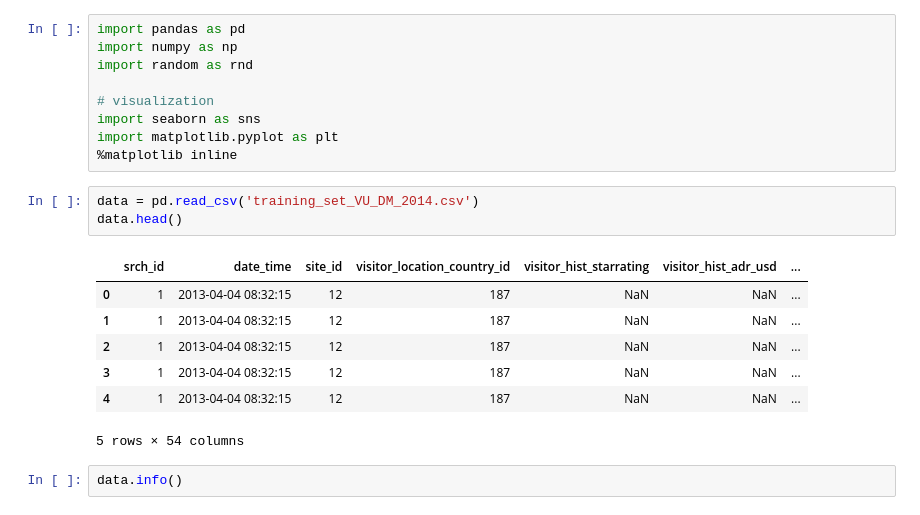
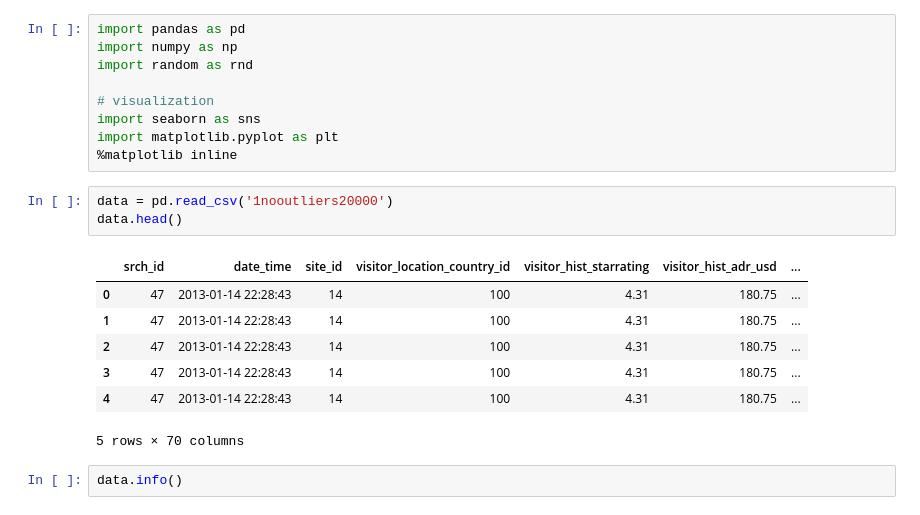
Before and after one commit to Longi94/dmt2018, a Jupyter notebook: assign2/assign2.ipynb, the cells around one changed output. Cells and saved outputs as stored; diff of their text form.

```diff
--- a/assign2/assign2.ipynb
+++ b/assign2/assign2.ipynb
@@ -8,16 +8,16 @@ import seaborn as sns
 import matplotlib.pyplot as plt
 %matplotlib inline
 # %%
-data = pd.read_csv('training_set_VU_DM_2014.csv')
+data = pd.read_csv('1nooutliers20000')
 data.head()
 # %% [output]
 |  | srch_id | date_time | site_id | visitor_location_country_id | visitor_hist_starrating | visitor_hist_adr_usd | ... |
-| 0 | 1 | 2013-04-04 08:32:15 | 12 | 187 | NaN | NaN | ... |
-| 1 | 1 | 2013-04-04 08:32:15 | 12 | 187 | NaN | NaN | ... |
-| 2 | 1 | 2013-04-04 08:32:15 | 12 | 187 | NaN | NaN | ... |
-| 3 | 1 | 2013-04-04 08:32:15 | 12 | 187 | NaN | NaN | ... |
-| 4 | 1 | 2013-04-04 08:32:15 | 12 | 187 | NaN | NaN | ... |
+| 0 | 47 | 2013-01-14 22:28:43 | 14 | 100 | 4.31 | 180.75 | ... |
+| 1 | 47 | 2013-01-14 22:28:43 | 14 | 100 | 4.31 | 180.75 | ... |
+| 2 | 47 | 2013-01-14 22:28:43 | 14 | 100 | 4.31 | 180.75 | ... |
+| 3 | 47 | 2013-01-14 22:28:43 | 14 | 100 | 4.31 | 180.75 | ... |
+| 4 | 47 | 2013-01-14 22:28:43 | 14 | 100 | 4.31 | 180.75 | ... |
-5 rows × 54 columns
+5 rows × 70 columns
 # %%
 data.info()
 # %% [output]
```
Also changed, not shown: parts of 9 cells of this notebook, 1 other file.
